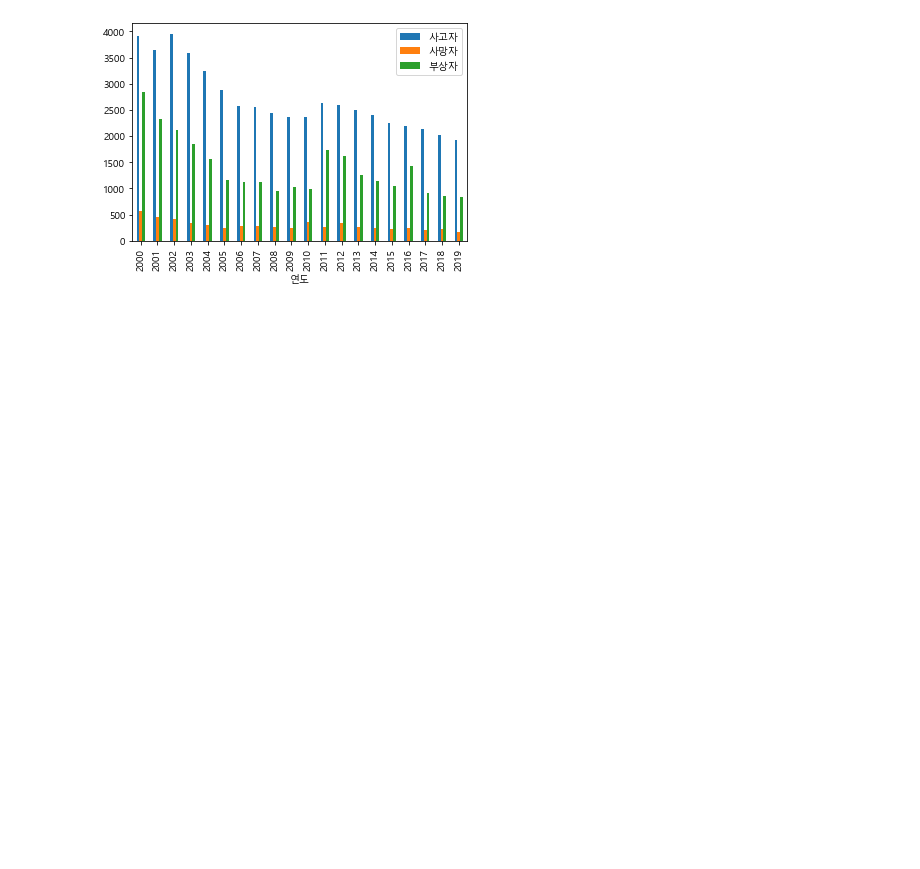
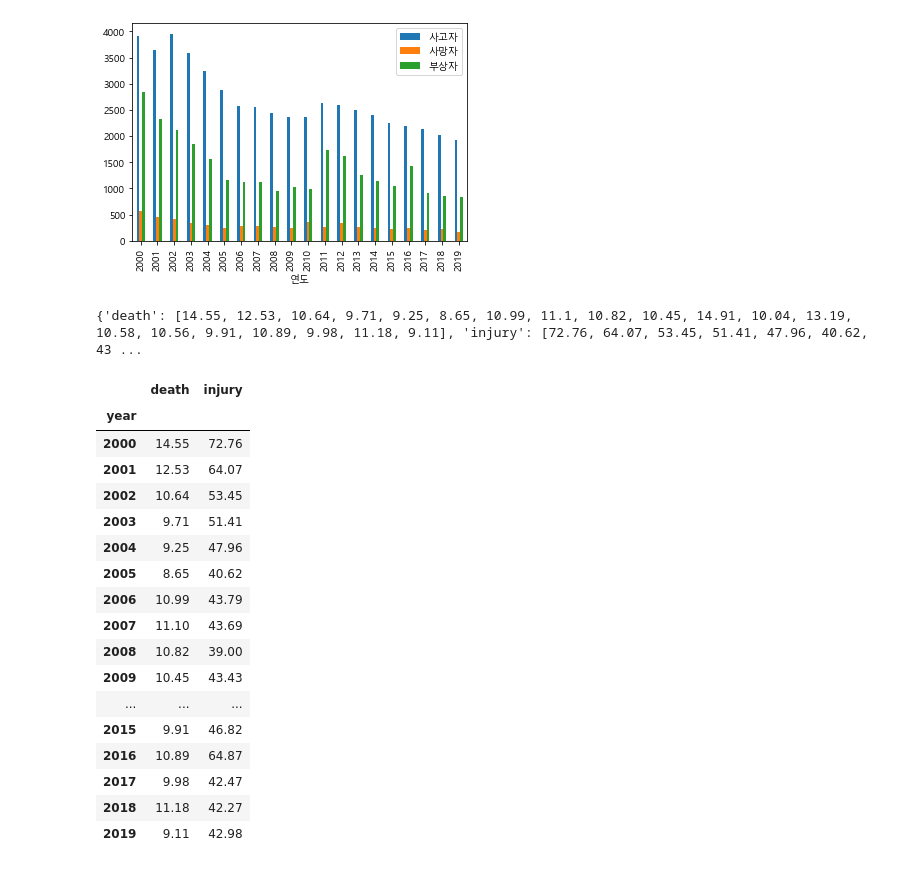
Before and after one commit to ImSejin/-Inflearn-, a Jupyter notebook: jupyter-notebook/20201214_data-analysis.ipynb, the cells around one changed output. Cells and saved outputs as stored; diff of their text form; code cells hidden in the pictures; blank space fills up the shorter version.

```diff
--- a/jupyter-notebook/20201214_data-analysis.ipynb
+++ b/jupyter-notebook/20201214_data-analysis.ipynb
@@ -188,3 +188,40 @@ data.plot.bar()
 # %% [output]
 <AxesSubplot:xlabel='연도'>
 [figure]
+# %%
+# 연간 사고자의 사망률
+annual_rates = {'death': [], 'injury': []}
+
+for year in data.index:
+    row = data.loc[year]  # pandas.core.series.Series
+    death_rate = round(row['사망자'] * 100 / row['사고자'], 2)
+    injury_rate = round(row['부상자'] * 100 / row['사고자'], 2)
+
+    annual_rates['death'].append(death_rate)
+    annual_rates['injury'].append(injury_rate)
+
+# Converts python dictionary to DataFrame of pandas.
+print(annual_rates)
+statistics = pd.DataFrame(index=data.index, data=annual_rates)
+data.index.name = 'year'
+statistics
+# %% [output]
+{'death': [14.55, 12.53, 10.64, 9.71, 9.25, 8.65, 10.99, 11.1, 10.82, 10.45, 14.91, 10.04, 13.19, 10.58, 10.56, 9.91, 10.89, 9.98, 11.18, 9.11], 'injury': [72.76, 64.07, 53.45, 51.41, 47.96, 40.62, 43 ...
+|  | death | injury |
+| year |  |  |
+| 2000 | 14.55 | 72.76 |
+| 2001 | 12.53 | 64.07 |
+| 2002 | 10.64 | 53.45 |
+| 2003 | 9.71 | 51.41 |
+| 2004 | 9.25 | 47.96 |
+| 2005 | 8.65 | 40.62 |
+| 2006 | 10.99 | 43.79 |
+| 2007 | 11.10 | 43.69 |
+| 2008 | 10.82 | 39.00 |
+| 2009 | 10.45 | 43.43 |
+| ... | ... | ... |
+| 2015 | 9.91 | 46.82 |
+| 2016 | 10.89 | 64.87 |
+| 2017 | 9.98 | 42.47 |
+| 2018 | 11.18 | 42.27 |
+| 2019 | 9.11 | 42.98 |
```
Also changed, not shown: parts of 1 cell of this notebook.
